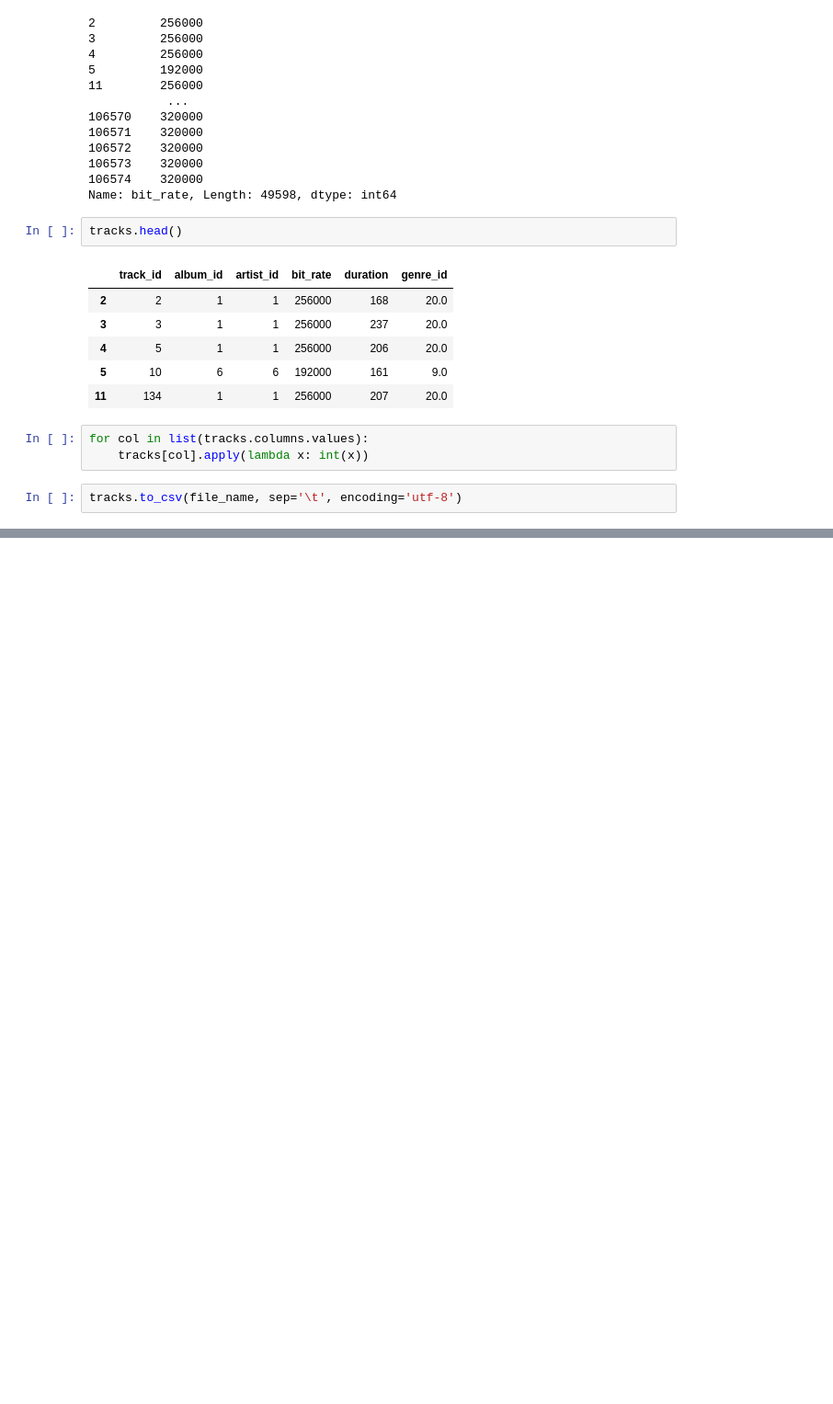
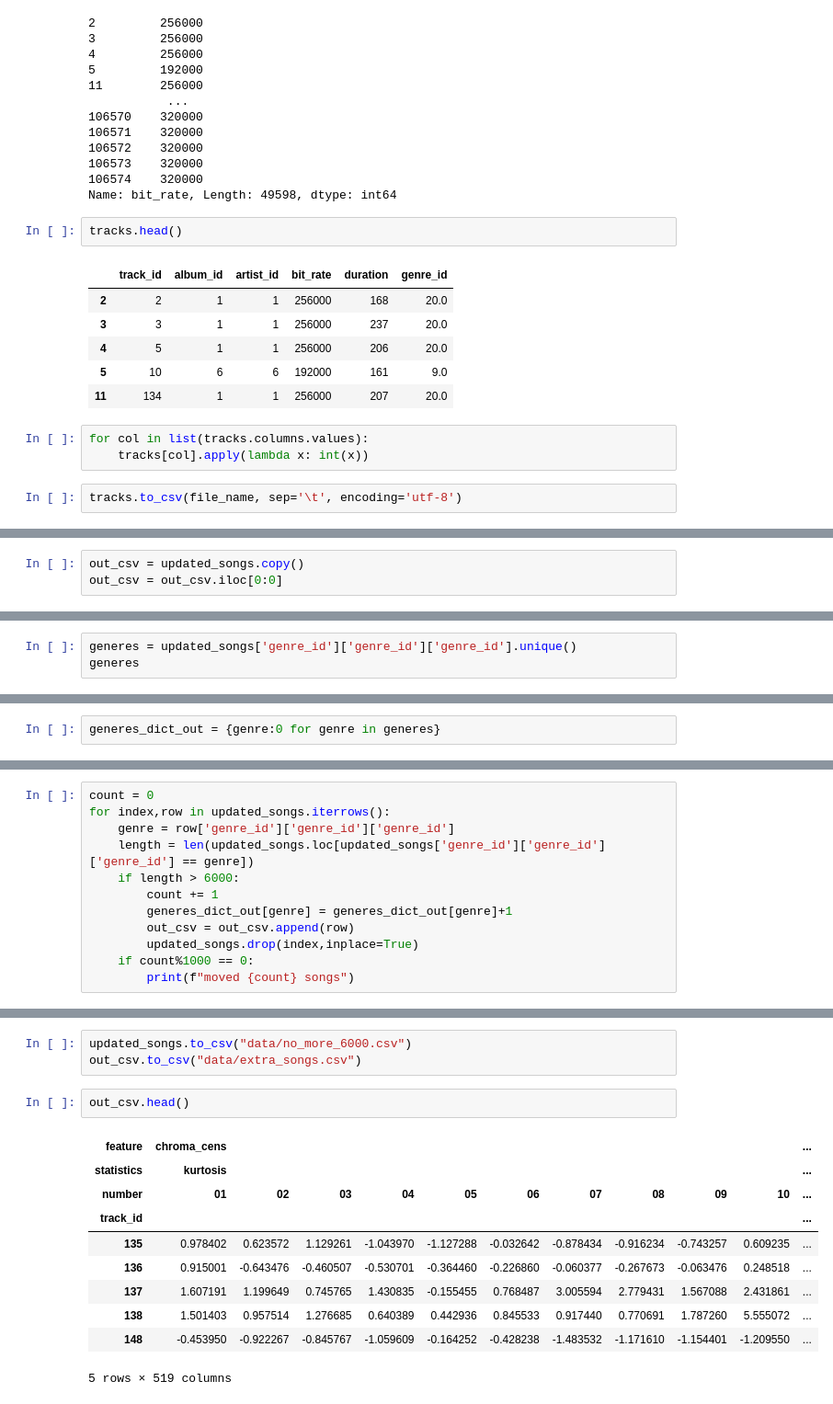
Before and after one commit to netanellevine/Songs_Genres_Classification, a Jupyter notebook: data_work.ipynb, the cells around one changed output, grey strips where cells are left out. Shown: that part at 92% size. Drawn from its saved outputs; the diff is of its cells as text; blank space fills up the shorter version.

```diff
--- a/data_work.ipynb
+++ b/data_work.ipynb
@@ -267,0 +305,3 @@ tracks.to_csv(file_name, sep='\t', encoding='utf-8')
+# %%
+out_csv = updated_songs.copy()
+out_csv = out_csv.iloc[0:0]
@@ -267,0 +316,3 @@ tracks.to_csv(file_name, sep='\t', encoding='utf-8')
+# %%
+generes = updated_songs['genre_id']['genre_id']['genre_id'].unique()
+generes
@@ -267,0 +322,2 @@ tracks.to_csv(file_name, sep='\t', encoding='utf-8')
+# %%
+generes_dict_out = {genre:0 for genre in generes}
@@ -267,0 +343,12 @@ tracks.to_csv(file_name, sep='\t', encoding='utf-8')
+# %%
+count = 0
+for index,row in updated_songs.iterrows():
+    genre = row['genre_id']['genre_id']['genre_id']
+    length = len(updated_songs.loc[updated_songs['genre_id']['genre_id']['genre_id'] == genre])
+    if length > 6000:
+        count += 1
+        generes_dict_out[genre] = generes_dict_out[genre]+1
+        out_csv = out_csv.append(row)
+        updated_songs.drop(index,inplace=True)
+    if count%1000 == 0:
+        print(f"moved {count} songs")
@@ -267,0 +392,16 @@ tracks.to_csv(file_name, sep='\t', encoding='utf-8')
+# %%
+updated_songs.to_csv("data/no_more_6000.csv")
+out_csv.to_csv("data/extra_songs.csv")
+# %%
+out_csv.head()
+# %% [output]
+| feature | chroma_cens |  |  |  |  |  |  |  |  |  | ... |
+| statistics | kurtosis |  |  |  |  |  |  |  |  |  | ... |
+| number | 01 | 02 | 03 | 04 | 05 | 06 | 07 | 08 | 09 | 10 | ... |
+| track_id |  |  |  |  |  |  |  |  |  |  | ... |
+| 135 | 0.978402 | 0.623572 | 1.129261 | -1.043970 | -1.127288 | -0.032642 | -0.878434 | -0.916234 | -0.743257 | 0.609235 | ... |
+| 136 | 0.915001 | -0.643476 | -0.460507 | -0.530701 | -0.364460 | -0.226860 | -0.060377 | -0.267673 | -0.063476 | 0.248518 | ... |
+| 137 | 1.607191 | 1.199649 | 0.745765 | 1.430835 | -0.155455 | 0.768487 | 3.005594 | 2.779431 | 1.567088 | 2.431861 | ... |
+| 138 | 1.501403 | 0.957514 | 1.276685 | 0.640389 | 0.442936 | 0.845533 | 0.917440 | 0.770691 | 1.787260 | 5.555072 | ... |
+| 148 | -0.453950 | -0.922267 | -0.845767 | -1.059609 | -0.164252 | -0.428238 | -1.483532 | -1.171610 | -1.154401 | -1.209550 | ... |
+5 rows × 519 columns
```
Also changed, not shown: parts of 9 cells of this notebook, 1 other file.
